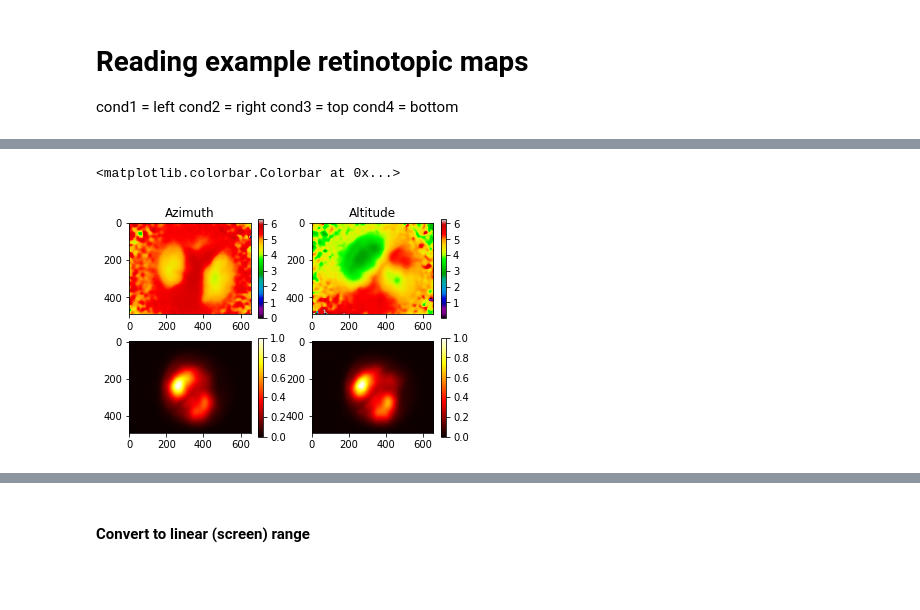
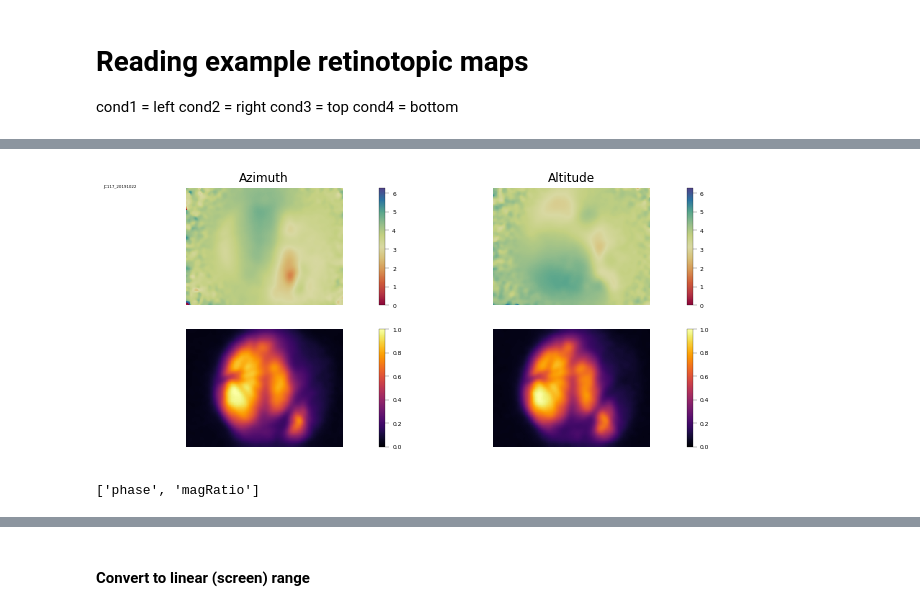
Before and after one commit to julianarhee/retinotopic_mapping, a Jupyter notebook: retinotopic_mapping/examples/signmap_analysis/retinotopic_mapping_test.ipynb, the cells around one changed output, grey strips where cells are left out. Saved outputs shown, nothing was run; the diff lists cells and outputs as text; code cells hidden in the pictures; blank space fills up the shorter version.

Commit message:
update signmap Nb, recreate old maps

```diff
--- a/retinotopic_mapping/examples/signmap_analysis/retinotopic_mapping_test.ipynb
+++ b/retinotopic_mapping/examples/signmap_analysis/retinotopic_mapping_test.ipynb
@@ -153,10 +162,10 @@ DATA ID: JC084_20190517
 # %% [markdown]
 # Get vasculature image
 # %%
-#surface_path = glob.glob(os.path.join(analysis_basedir, animalid, session, 'Surface', '*.png'))[0]
-surface_path = glob.glob(os.path.join(rootdir, animalid, 'macro_maps', '20*', '*urf*.png'))[0]
+surface_path = glob.glob(os.path.join(analysis_basedir, animalid, session, 'Surface', '*.png'))[0]
+#surface_path = glob.glob(os.path.join(rootdir, animalid, 'macro_maps', '20*', '*urf*.png'))[0]
 
 vasculature_map = cv2.imread(surface_path, -1)
 widefield_d1, widefield_d2 = vasculature_map.shape
-print("Surface image (%i, %i | %s)" % (widefield_d1, widefield_d2, surface.dtype))
+print("Surface image (%i, %i | %s)" % (widefield_d1, widefield_d2, vasculature_map.dtype))
 # %% [output]
@@ -171,0 +173,7 @@ plt.show()
+# %%
+signmapdir = '/n/coxfs01/julianarhee/aggregate-visual-areas/widefield-maps/signmaps'
+basedir = os.path.join(signmapdir, 'retinotopic-mapper')
+animaldir = 'JC117_20191022'
+dst_dir = os.path.join(basedir, animaldir)
+print(dst_dir)
+os.path.exists(dst_dir)
@@ -282,7 +315,7 @@ def convert_to_absolute(cond_data, smooth_fwhm=7, smooth=True, power_metric='mag
 #     azimuth_map = mapdata_az['phaseMap']
 # %%
 shift = True
-cmap = 'nipy_spectral'
+cmap = 'hsv'
 smooth_fwhm = 7
 smooth_first = True
 
@@ -292,14 +325,15 @@ vmax = 2*np.pi if shift else np.pi
 condition_keys = {'azimuth': ['left', 'right'],
                   'altitude': ['top', 'bottom']}
 
-power_metric = 'mag'
+power_metric = 'magRatio'
 
 mapdata = {}
 all_mapdata = {}
 for cond, bar_pos in condition_keys.items():
 
     cond_data = dict((bpos, np.load(mappath_d[bpos])) for bpos in bar_pos if bpos in mappath_d.keys())
-    phasemap_, magmap_ = convert_to_absolute(cond_data, smooth_fwhm=smooth_fwhm, smooth=smooth_first)
+    phasemap_, magmap_ = convert_to_absolute(cond_data,power_metric=power_metric,
+                                             smooth_fwhm=smooth_fwhm, smooth=smooth_first)
 
     # Rescale if needed
     map_d1, map_d2 = phasemap_.shape
@@ -318,30 +383,49 @@ for cond, bar_pos in condition_keys.items():
 # %%
+plt.rcParams['svg.fonttype'] = 'none'
 
-fig = plt.figure()
-
+pwr_cmap='inferno'
+cmap='dark_%s' % colormap
+fig = plt.figure(figsize=(9,4))
+fig.patch.set(alpha=0)
 azi_map = mapdata['azimuth']['phase'].copy() #mapdata['azimuth'].copy()
 alt_map = mapdata['altitude']['phase'].copy()
 azi_pwr = mapdata['azimuth']['%s' % power_metric]/mapdata['azimuth']['%s' % power_metric].max()
 alt_pwr = mapdata['altitude']['%s' % power_metric]/mapdata['altitude']['%s' % power_metric].max()
 
 fig.add_subplot(221)
-plt.imshow(azi_map, cmap='nipy_spectral', vmin=vmin, vmax=vmax)
+plt.imshow(azi_map, cmap=cmap, vmin=vmin, vmax=vmax, alpha=1)
 plt.colorbar()
 plt.title('Azimuth')
+plt.axis('equal')
+plt.axis('off')
 
 fig.add_subplot(222)
-plt.imshow(alt_map, cmap='nipy_spectral') #,  vmin=vmin, vmax=vmax)
+plt.imshow(alt_map, cmap=cmap,  vmin=vmin, vmax=vmax, alpha=1)
 plt.colorbar()
 plt.title('Altitude')
-
+plt.axis('equal')
+plt.axis('off')
 
 fig.add_subplot(223)
-plt.imshow(azi_pwr, cmap='hot', vmin=0, vmax=1)
+plt.imshow(azi_pwr, cmap=pwr_cmap, vmin=0, vmax=1)
 plt.colorbar()
+plt.axis('equal')
+plt.axis('off')
 
 fig.add_subplot(224)
-plt.imshow(alt_pwr, cmap='hot',  vmin=0, vmax=1)
+plt.imshow(alt_pwr, cmap=pwr_cmap,  vmin=0, vmax=1)
 plt.colorbar()
+plt.axis('equal')
+plt.axis('off')
+
+fig.text(0.01,0.95, data_id, fontsize=4)
+plt.subplots_adjust(left=0.1, right=0.97, bottom=0.05, top=0.95)
+
+pl.savefig(os.path.join(signmapdir, 'inputmaps__%s_%s.svg' % (animalid, sesh)))
+pl.savefig(os.path.join(dst_dir, 'inputmaps__%s_%s.svg' % (animalid, sesh)))
 # %% [output]
-<matplotlib.colorbar.Colorbar at 0x...>
-[figure, old version]
+[figure, new version]
+# %%
+mapdata['azimuth'].keys()
+# %% [output]
+['phase', 'magRatio']
```
Also changed, not shown: parts of 90 cells of this notebook.
